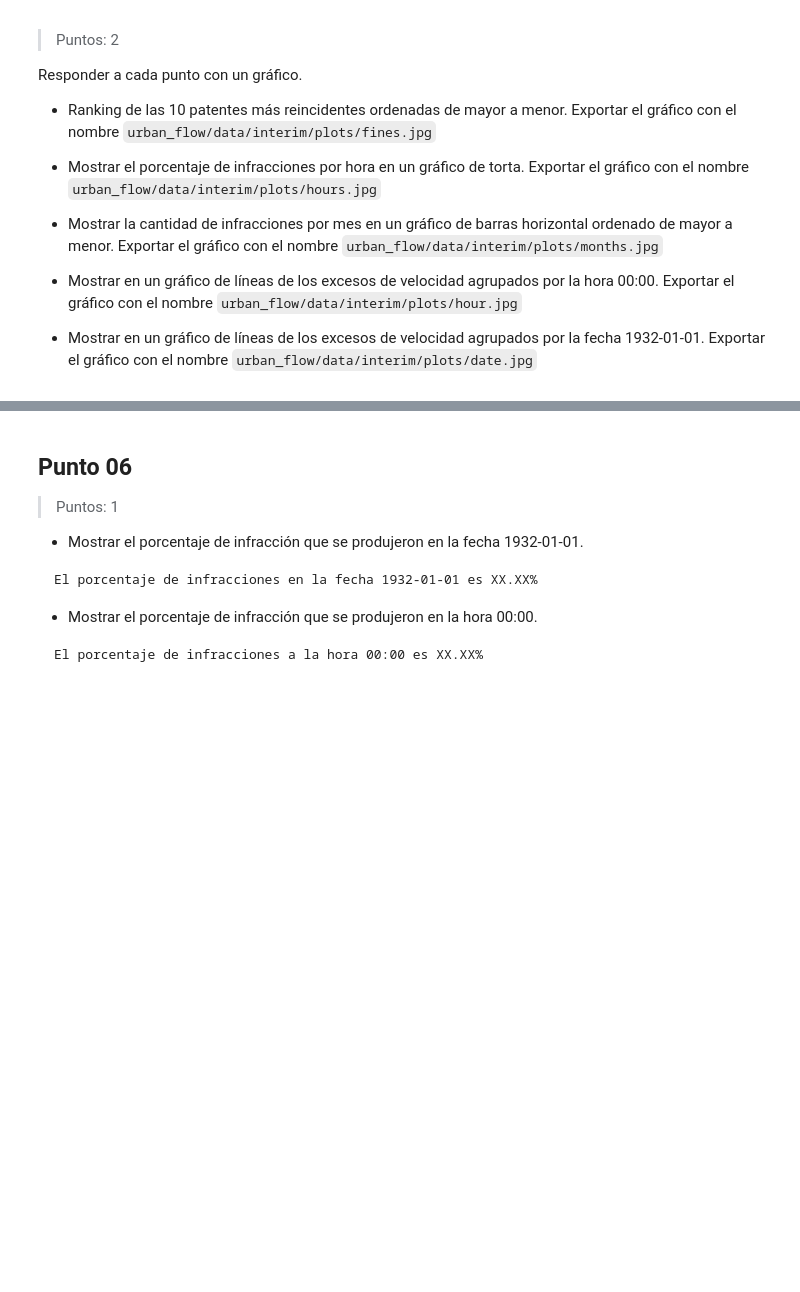
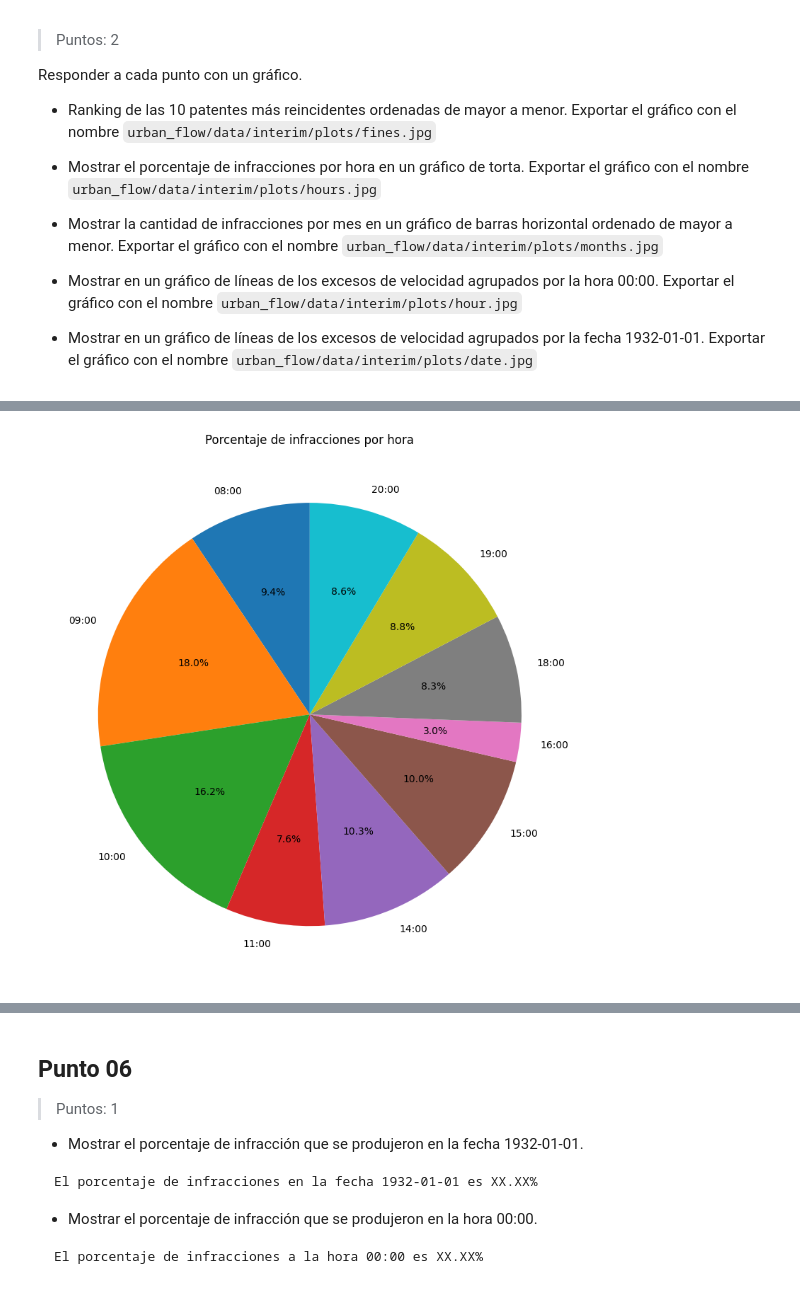
Before and after one commit to Ivan-Porcari/tpi_hds_urban_flow, a Jupyter notebook: 01_Urban_Flow_Porcari_Ivan.ipynb, the cells around one changed output, grey strips where cells are left out. Cells and saved outputs as stored; diff of their text form; code cells hidden in the pictures; blank space fills up the shorter version.

```diff
--- a/01_Urban_Flow_Porcari_Ivan.ipynb
+++ b/01_Urban_Flow_Porcari_Ivan.ipynb
@@ -418,0 +549,22 @@ Responder a cada punto con un gráfico.
+# %%
+#% de infracciones por hora
+por_hora: pd.Series = (
+  df_limpio['hora']
+  .str[:2]  # toma solo "HH" de "HH:MM"
+  .value_counts()
+  .sort_index()
+)
+
+fig, ax = plt.subplots(figsize=(10, 8))
+ax.pie(
+  por_hora,
+  labels=[f"{h}:00" for h in por_hora.index],
+  autopct='%1.1f%%',
+  startangle=90
+)
+ax.set_title('Porcentaje de infracciones por hora')
+plt.tight_layout()
+plt.savefig('urban_flow/data/interim/plots/hours.jpg')
+plt.show()
+# %% [output]
+[figure, added]
```
Also changed, not shown: parts of 14 cells of this notebook.
